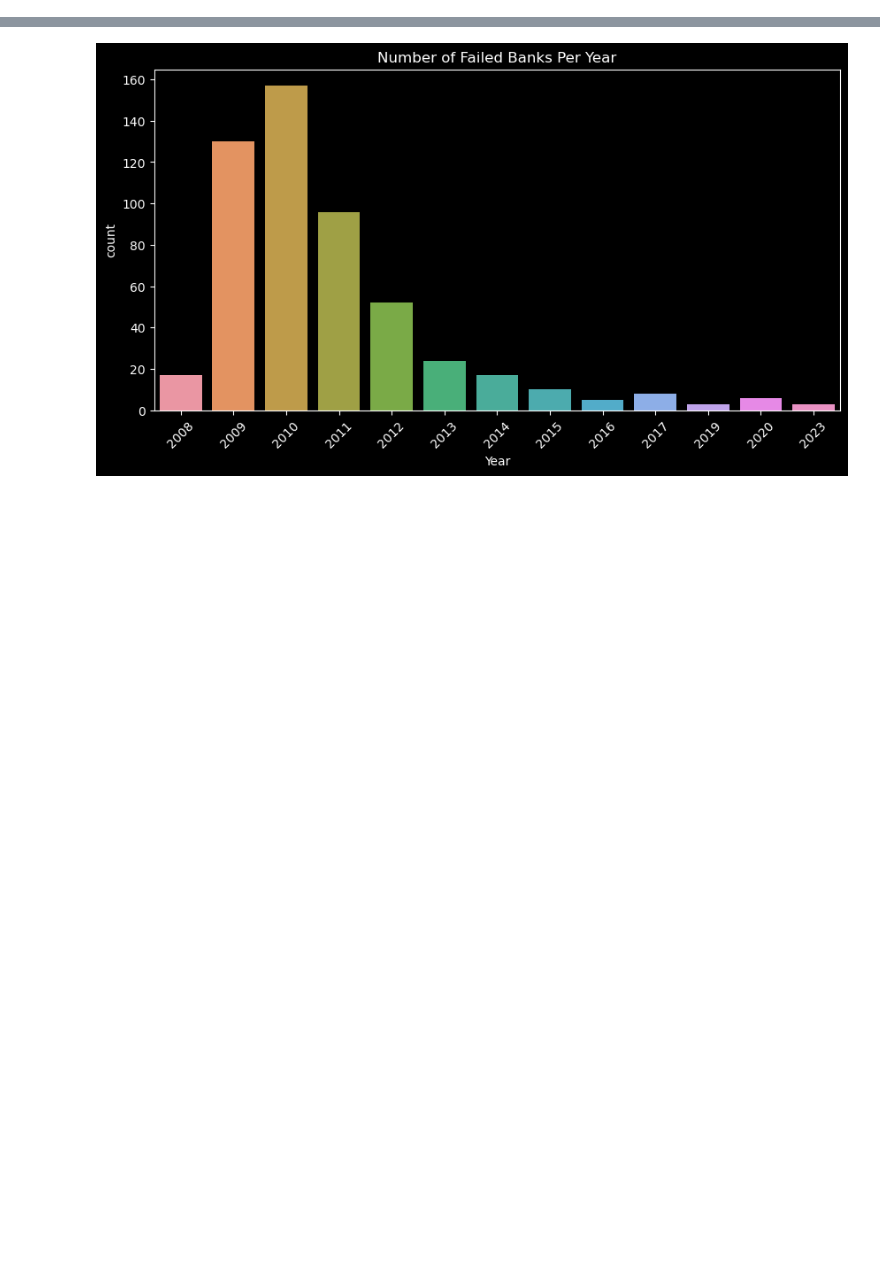
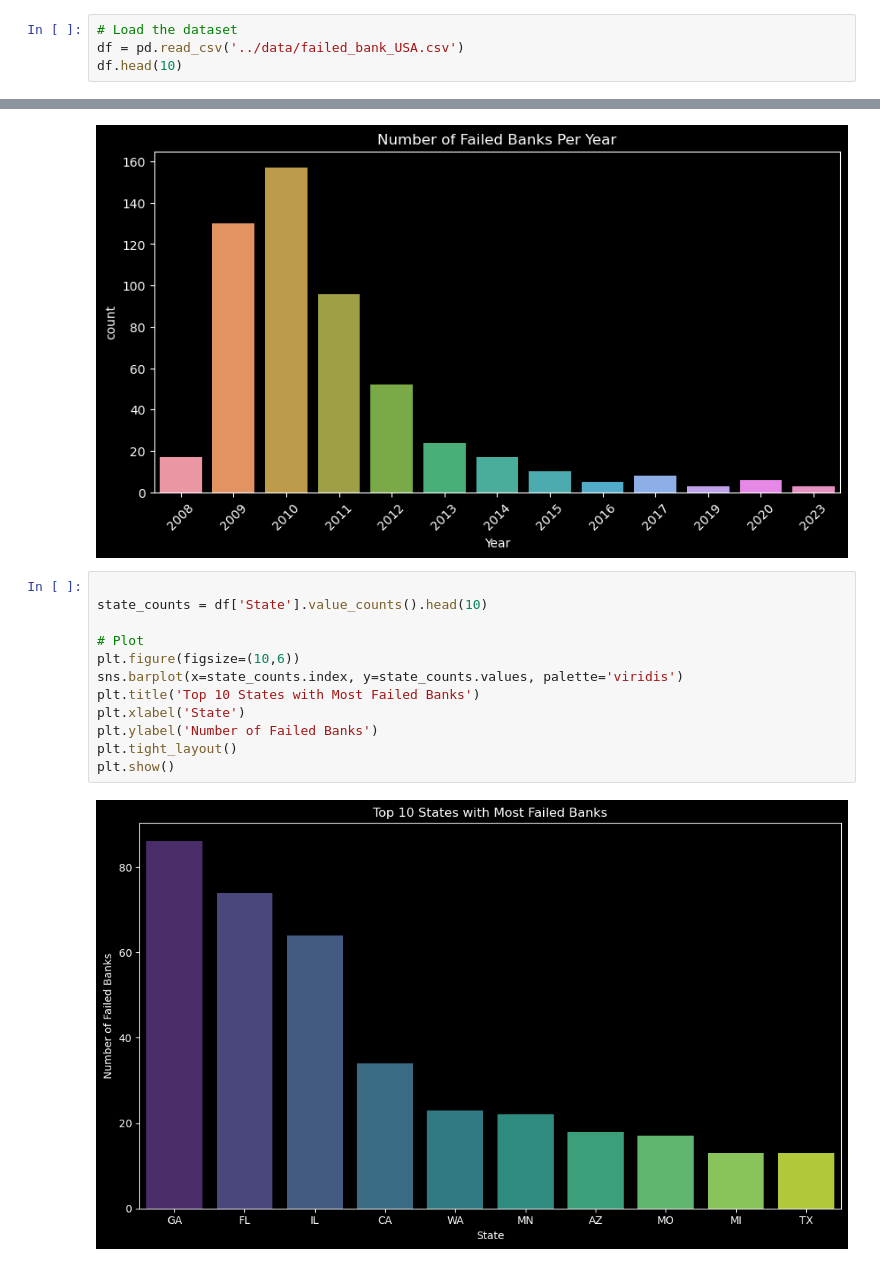
Before and after one commit to jendra052/failed-bank-usa-eda, a Jupyter notebook: notebooks/01-data-exploration.ipynb, the cells around one changed output, grey strips where cells are left out. Saved outputs shown, nothing was run; the diff lists cells and outputs as text; blank space fills up the shorter version.

```diff
--- a/notebooks/01-data-exploration.ipynb
+++ b/notebooks/01-data-exploration.ipynb
@@ -32,0 +17,4 @@ df.head(10)
+# %%
+# Load the dataset
+df = pd.read_csv('../data/failed_bank_USA.csv')
+df.head(10)
@@ -97,3 +97,17 @@ plt.xticks(rotation=45)
 plt.show()
 # %% [output]
 [figure]
+# %%
+
+state_counts = df['State'].value_counts().head(10)
+
+# Plot
+plt.figure(figsize=(10,6))
+sns.barplot(x=state_counts.index, y=state_counts.values, palette='viridis')
+plt.title('Top 10 States with Most Failed Banks')
+plt.xlabel('State')
+plt.ylabel('Number of Failed Banks')
+plt.tight_layout()
+plt.show()
+# %% [output]
+[figure, added]
```
Also changed, not shown: parts of 2 cells of this notebook.
